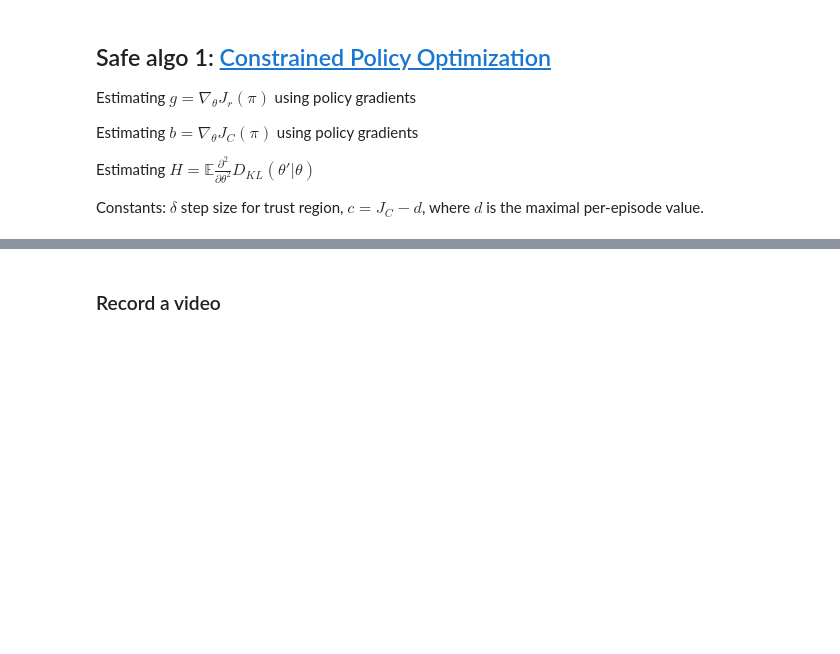
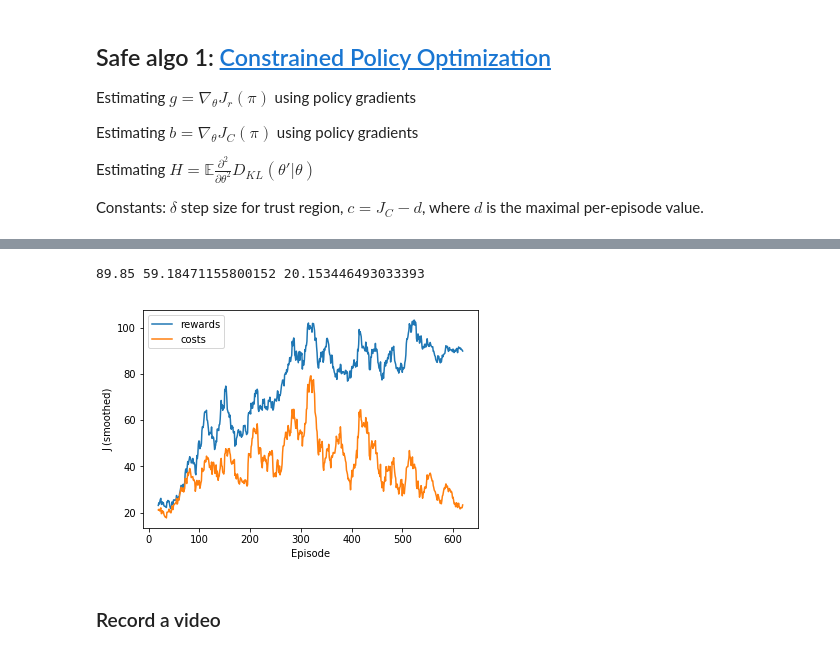
Before and after one commit to sergeivolodin/SafeContinuousStateRL, a Jupyter notebook: cartpole_safety_cpo.ipynb, the cells around one changed output, grey strips where cells are left out. Drawn from its saved outputs; the diff is of its cells as text; code cells hidden in the pictures; blank space fills up the shorter version.

```diff
--- a/cartpole_safety_cpo.ipynb
+++ b/cartpole_safety_cpo.ipynb
@@ -423,3 +474,8 @@ for _ in tqdm(range(100)):
+# %%
+run_cpo(d = 30)
+# %% [output]
+89.85 59.18471155800152 20.153446493033393
+[figure, added]
 # %% [markdown]
 ### Record a video
 # %%
```
Also changed, not shown: parts of 19 cells of this notebook.
